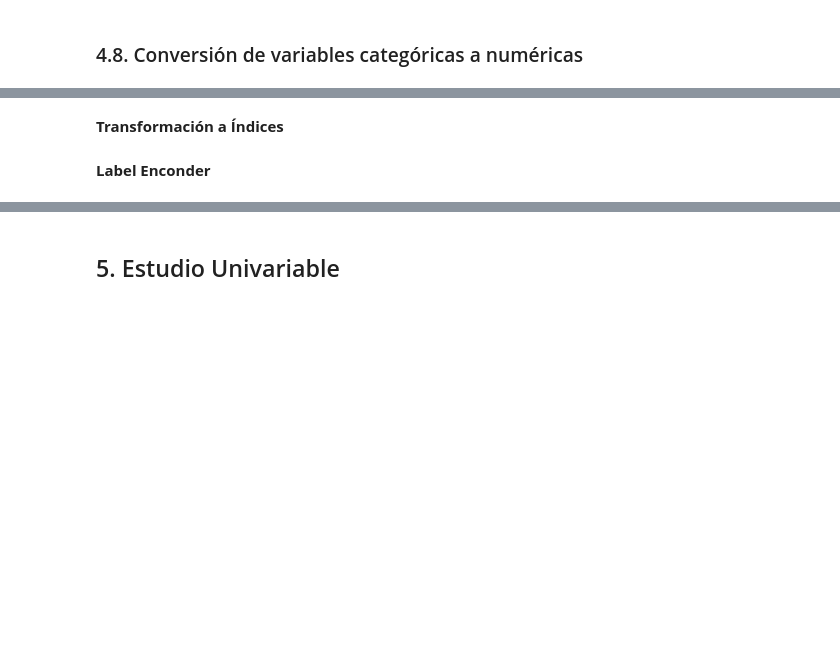
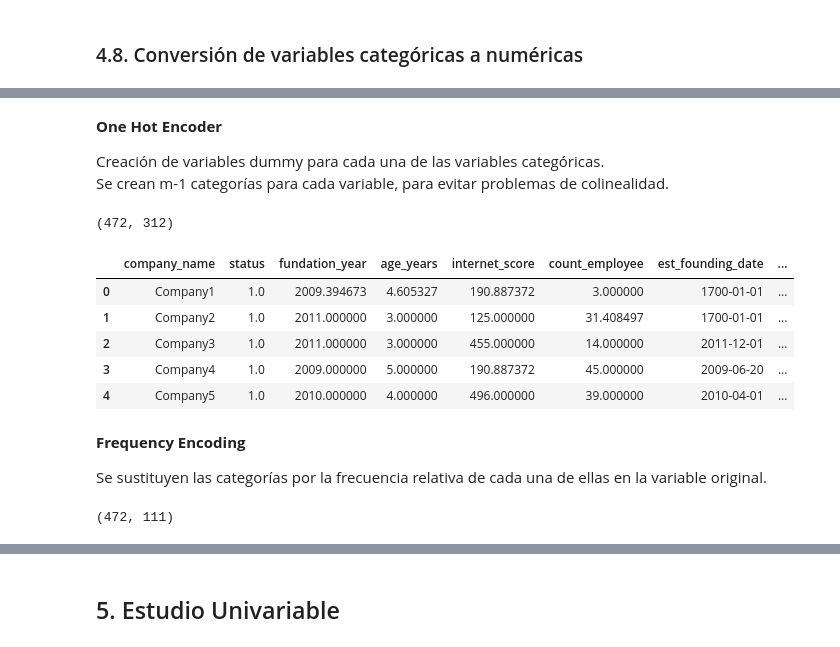
Before and after one commit to Cmarinoc/TFM_Startups, a Jupyter notebook: depuracion_empresas.ipynb, the cells around one changed output, grey strips where cells are left out. Saved outputs shown, nothing was run; the diff lists cells and outputs as text; code cells hidden in the pictures; blank space fills up the shorter version.

```diff
--- a/depuracion_empresas.ipynb
+++ b/depuracion_empresas.ipynb
@@ -726,22 +780,35 @@ También, necesario convertir variable objetivo (Success/Failure) en numérica (
+# %% [markdown]
+**One Hot Encoder**
+
+Creación de variables dummy para cada una de las variables categóricas.
+Se crean m-1 categorías para cada variable, para evitar problemas de colinealidad.
 # %%
-from sklearn.preprocessing import OneHotEncoder
+# Seleccionamos sólo variables de tipo "object"
+df_only_cat = df_newfeatures.select_dtypes(include=[object]).drop(columns=['company_name'])
 
-# Seleccionamos sólo variables de tipo "object"
-df_categorical = df_newfeatures.select_dtypes(include=[object]).drop(columns='company_name')
+# Creación de variables dummy
+ohe = OneHotEncoder(drop='first')
+ohe.fit(df_only_cat)
+onehotlabels = ohe.transform(df_only_cat).toarray()
+col_names = ohe.get_feature_names(df_only_cat.columns) # nombre de columnas
+df_onehotlabels = pd.DataFrame(onehotlabels, columns = col_names) # se converte en DF
 
-# Transformación con ONE HOT ENCONDER
-ohe = OneHotEncoder()
-ohe.fit(df_categorical)
-onehotlabels = ohe.transform(df_categorical).toarray()
-
-col_names = ohe.get_feature_names(df_categorical.columns) # nombre de variables dummy: variable+categoría
-
-
-
-#### OTRA FORMA DE HACERLO #####
-
-# pd.get_dummies(df_categorical)
+# Concatenamos con el resto de variables
+df_transf_ohe = pd.concat([df_newfeatures,df_onehotlabels], axis=1).drop(df_only_cat.columns, axis=1)
-# %% [markdown]
-**Transformación a Índices**
-# %% [markdown]
-**Label Enconder**
+# %%
+df_transf_ohe.shape
+# %% [output]
+(472, 312)
+# %%
+df_transf_ohe.head()
+# %% [output]
+|  | company_name | status | fundation_year | age_years | internet_score | count_employee | est_founding_date | ... |
+| 0 | Company1 | 1.0 | 2009.394673 | 4.605327 | 190.887372 | 3.000000 | 1700-01-01 | ... |
+| 1 | Company2 | 1.0 | 2011.000000 | 3.000000 | 125.000000 | 31.408497 | 1700-01-01 | ... |
+| 2 | Company3 | 1.0 | 2011.000000 | 3.000000 | 455.000000 | 14.000000 | 2011-12-01 | ... |
+| 3 | Company4 | 1.0 | 2009.000000 | 5.000000 | 190.887372 | 45.000000 | 2009-06-20 | ... |
+| 4 | Company5 | 1.0 | 2010.000000 | 4.000000 | 496.000000 | 39.000000 | 2010-04-01 | ... |
+# %% [markdown]
+**Frequency Encoding**
+
+Se sustituyen las categorías por la frecuencia relativa de cada una de ellas en la variable original.
@@ -747,0 +826,4 @@ col_names = ohe.get_feature_names(df_categorical.columns) # nombre de variables
+# %%
+df_transf_freq.shape
+# %% [output]
+(472, 111)
```
Also changed, not shown: parts of 29 cells of this notebook.
